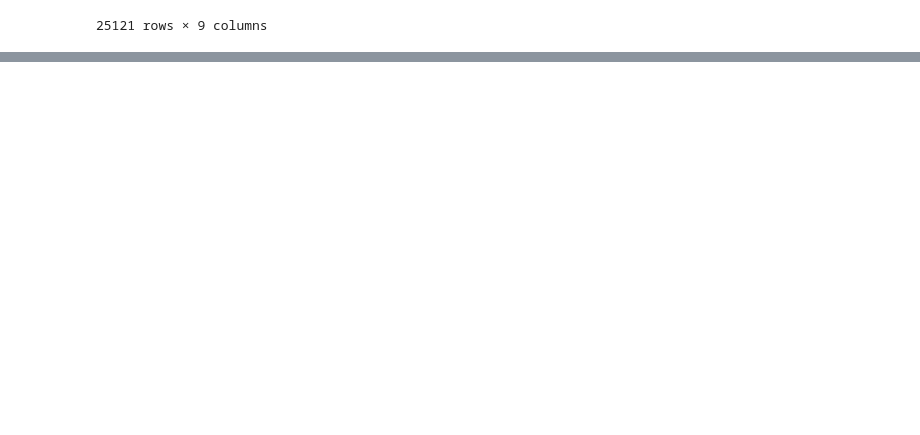
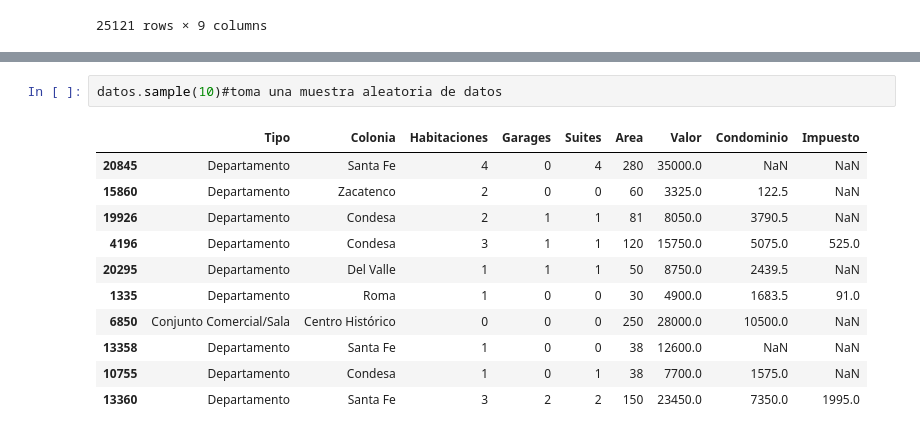
Before and after one commit to Calex192/challenge-amigo-secreto_esp-main, a Jupyter notebook: inmuebles_cdmx.ipynb, the cells around one changed output, grey strips where cells are left out. Saved outputs shown, nothing was run; the diff lists cells and outputs as text; blank space fills up the shorter version.

```diff
--- a/inmuebles_cdmx.ipynb
+++ b/inmuebles_cdmx.ipynb
@@ -53,0 +86,14 @@ datos
+# %%
+datos.sample(10)#toma una muestra aleatoria de datos
+# %% [output]
+|  | Tipo | Colonia | Habitaciones | Garages | Suites | Area | Valor | Condominio | Impuesto |
+| 20845 | Departamento | Santa Fe | 4 | 0 | 4 | 280 | 35000.0 | NaN | NaN |
+| 15860 | Departamento | Zacatenco | 2 | 0 | 0 | 60 | 3325.0 | 122.5 | NaN |
+| 19926 | Departamento | Condesa | 2 | 1 | 1 | 81 | 8050.0 | 3790.5 | NaN |
+| 4196 | Departamento | Condesa | 3 | 1 | 1 | 120 | 15750.0 | 5075.0 | 525.0 |
+| 20295 | Departamento | Del Valle | 1 | 1 | 1 | 50 | 8750.0 | 2439.5 | NaN |
+| 1335 | Departamento | Roma | 1 | 0 | 0 | 30 | 4900.0 | 1683.5 | 91.0 |
+| 6850 | Conjunto Comercial/Sala | Centro Histórico | 0 | 0 | 0 | 250 | 28000.0 | 10500.0 | NaN |
+| 13358 | Departamento | Santa Fe | 1 | 0 | 0 | 38 | 12600.0 | NaN | NaN |
+| 10755 | Departamento | Condesa | 1 | 0 | 1 | 38 | 7700.0 | 1575.0 | NaN |
+| 13360 | Departamento | Santa Fe | 3 | 2 | 2 | 150 | 23450.0 | 7350.0 | 1995.0 |
```
Also changed, not shown: parts of 3 cells of this notebook.
